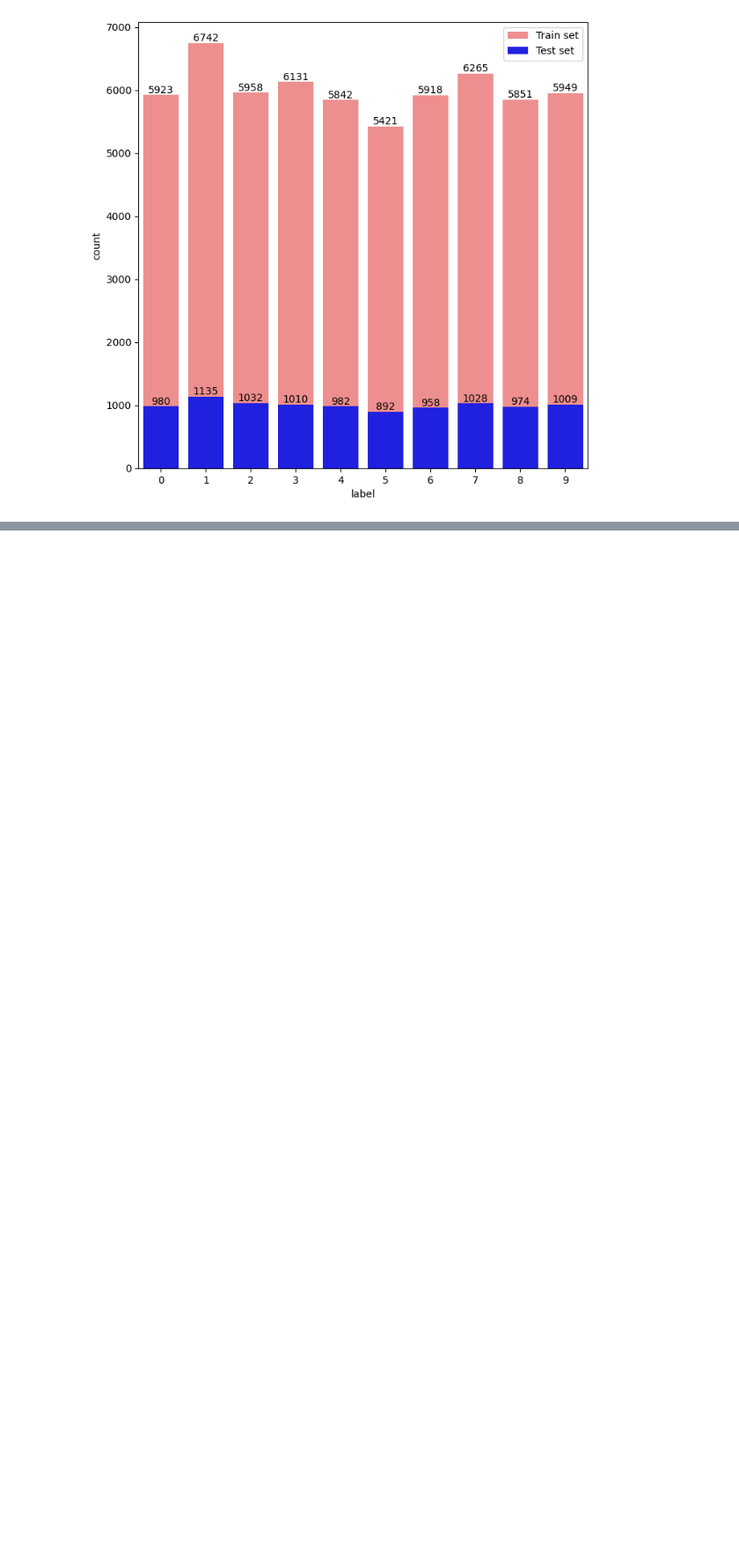
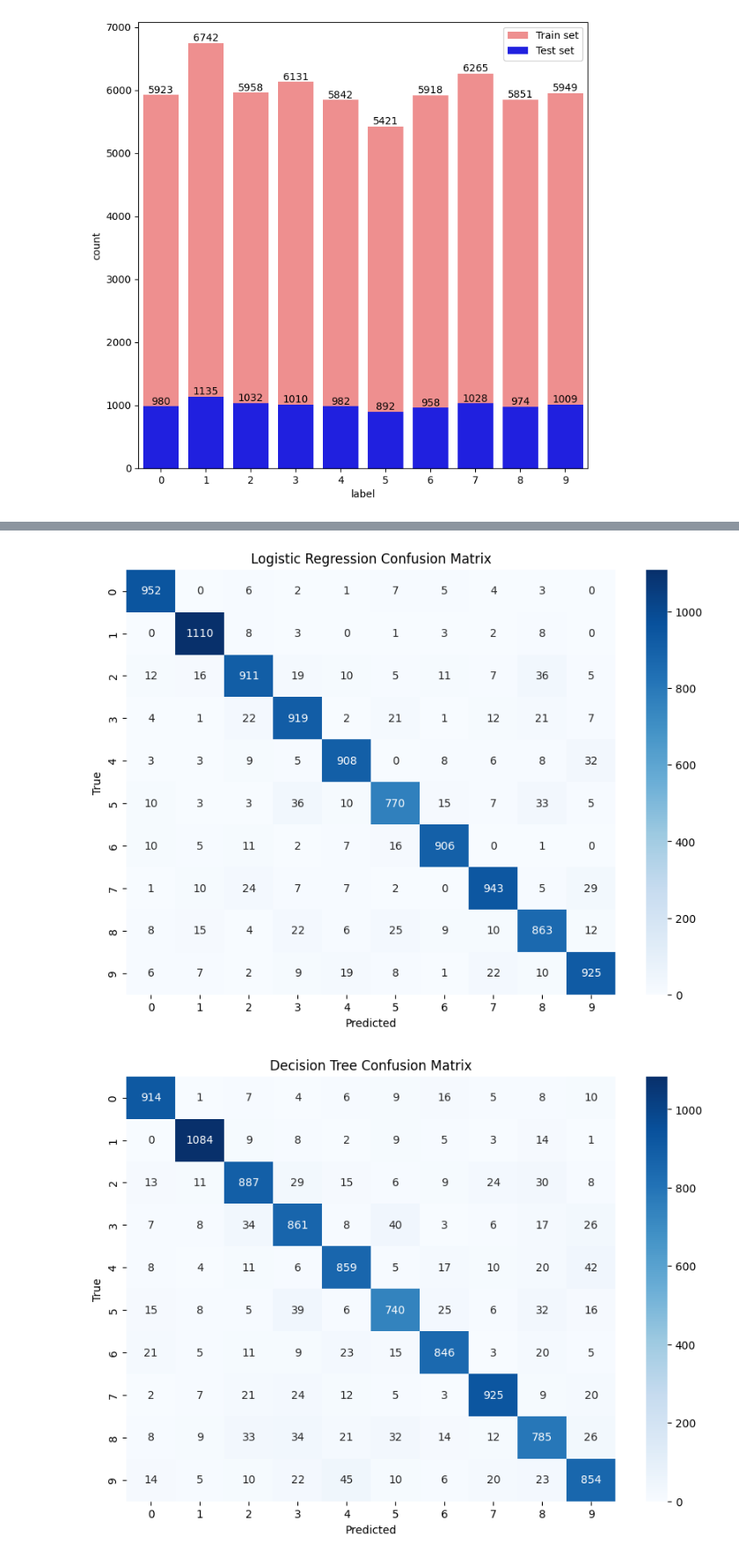
Before and after one commit to RafikMerzouk/MNIST-Reader, a Jupyter notebook: MNIST-Digit-Reader.ipynb, the cells around one changed output, grey strips where cells are left out. Shown: that part at 88% size. Cells and saved outputs as stored; diff of their text form; code cells hidden in the pictures; blank space fills up the shorter version.

```diff
--- a/MNIST-Digit-Reader.ipynb
+++ b/MNIST-Digit-Reader.ipynb
@@ -151,0 +125,10 @@ print(df_digits_means.loc[df_digits_means['label']== 0])
+# %%
+from sklearn.linear_model import LogisticRegression
+
+# Logistic Regression
+model_lr = LogisticRegression(random_state=42, max_iter=10000)
+model_lr.fit(train_images, train_labels)
+y_pred_lr = model_lr.predict(test_images)
+
+print("Performance Metrics for Logistic Regression:")
+compute_metrics(test_labels, y_pred_lr)
@@ -151,0 +159,10 @@ print(df_digits_means.loc[df_digits_means['label']== 0])
+# %%
+from sklearn.tree import DecisionTreeClassifier
+
+# Decision Trees
+model_dt = DecisionTreeClassifier(random_state=42)
+model_dt.fit(train_images, train_labels)
+y_pred_dt = model_dt.predict(test_images)
+
+print("\nPerformance Metrics for Decision Tree:")
+compute_metrics(test_labels, y_pred_dt)
@@ -151,0 +186,21 @@ print(df_digits_means.loc[df_digits_means['label']== 0])
+# %%
+import seaborn as sns
+import matplotlib.pyplot as plt
+from sklearn.metrics import confusion_matrix
+
+def plot_confusion_matrix(y_true, y_pred, title, file):
+    cm = confusion_matrix(y_true, y_pred)
+    plt.figure(figsize=(10,7))
+    sns.heatmap(cm, annot=True, fmt='d', cmap='Blues')
+    plt.title(title)
+    plt.xlabel('Predicted')
+    plt.ylabel('True')
+    plt.savefig(file)  # save plot to file
+    plt.show()
+
+# Plotting confusion matrices
+plot_confusion_matrix(test_labels, y_pred_lr, title="Logistic Regression Confusion Matrix", file="lr_confusion_heatmap")
+plot_confusion_matrix(test_labels, y_pred_dt, title="Decision Tree Confusion Matrix", file="dt_confusion_heatmap")
+# %% [output]
+[figure, added]
+[figure, added]
```
Also changed, not shown: parts of 9 cells of this notebook, 5 other files.
